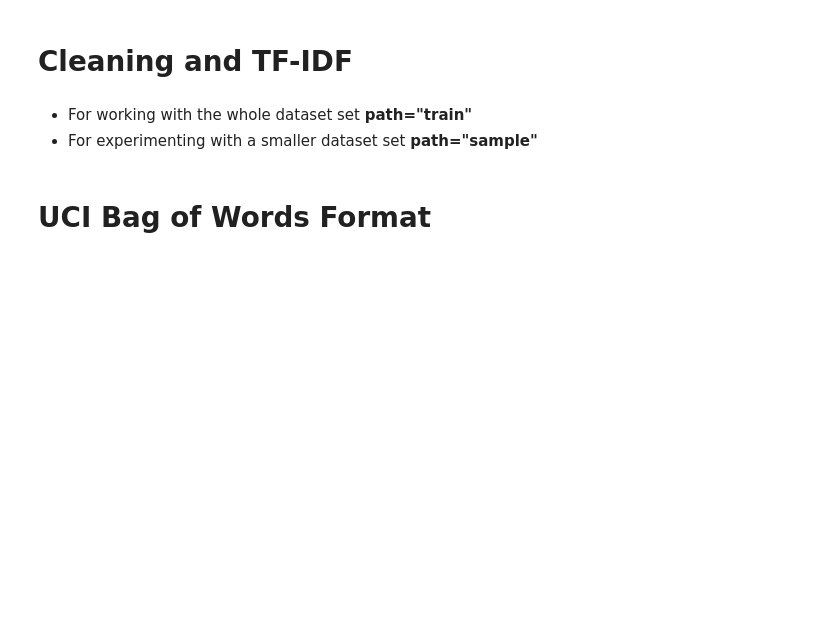
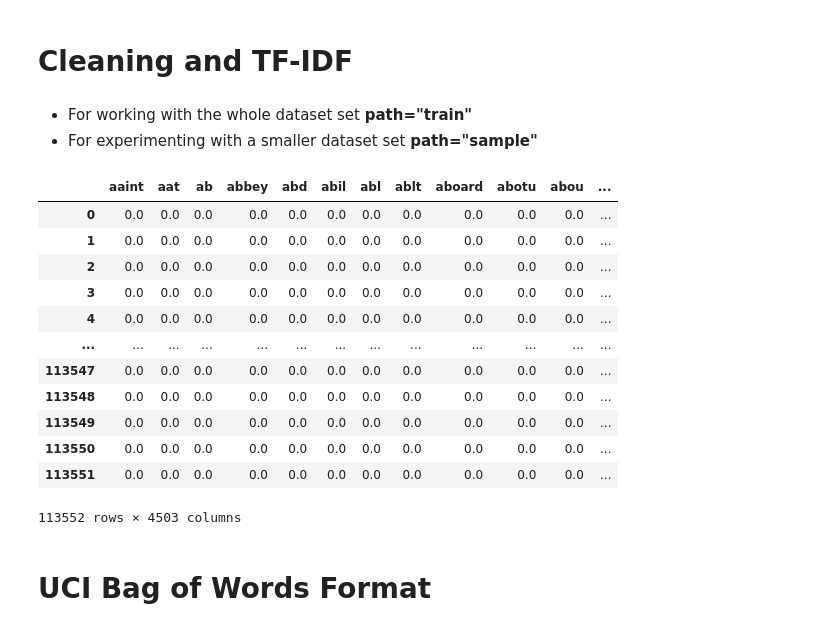
Before and after one commit to shoaib6174/MultiWOZ-Clustering, a Jupyter notebook: Multi_WOZ_Clustering .ipynb, the cells around one changed output. Drawn from its saved outputs; the diff is of its cells as text; code cells hidden in the pictures; blank space fills up the shorter version.

```diff
--- a/Multi_WOZ_Clustering .ipynb
+++ b/Multi_WOZ_Clustering .ipynb
@@ -128,7 +128,8 @@ def get_tfidf(path):
     Description: Returns dataframe of all the files of specified folder in tf-idf format.
     """
     utterances = extract_texts(path)
-
+    ut = pd.DataFrame(utterances)
+    ut.to_csv("utterances.csv")
     # clean the utterances
     cleaned_texts = []
     for utterance in utterances:
@@ -151,3 +152,19 @@ df_test = get_tfidf("MultiWOZ-Clustering/test")
+# %%
+df
+# %% [output]
+|  | aaint | aat | ab | abbey | abd | abil | abl | ablt | aboard | abotu | abou | ... |
+| 0 | 0.0 | 0.0 | 0.0 | 0.0 | 0.0 | 0.0 | 0.0 | 0.0 | 0.0 | 0.0 | 0.0 | ... |
+| 1 | 0.0 | 0.0 | 0.0 | 0.0 | 0.0 | 0.0 | 0.0 | 0.0 | 0.0 | 0.0 | 0.0 | ... |
+| 2 | 0.0 | 0.0 | 0.0 | 0.0 | 0.0 | 0.0 | 0.0 | 0.0 | 0.0 | 0.0 | 0.0 | ... |
+| 3 | 0.0 | 0.0 | 0.0 | 0.0 | 0.0 | 0.0 | 0.0 | 0.0 | 0.0 | 0.0 | 0.0 | ... |
+| 4 | 0.0 | 0.0 | 0.0 | 0.0 | 0.0 | 0.0 | 0.0 | 0.0 | 0.0 | 0.0 | 0.0 | ... |
+| ... | ... | ... | ... | ... | ... | ... | ... | ... | ... | ... | ... | ... |
+| 113547 | 0.0 | 0.0 | 0.0 | 0.0 | 0.0 | 0.0 | 0.0 | 0.0 | 0.0 | 0.0 | 0.0 | ... |
+| 113548 | 0.0 | 0.0 | 0.0 | 0.0 | 0.0 | 0.0 | 0.0 | 0.0 | 0.0 | 0.0 | 0.0 | ... |
+| 113549 | 0.0 | 0.0 | 0.0 | 0.0 | 0.0 | 0.0 | 0.0 | 0.0 | 0.0 | 0.0 | 0.0 | ... |
+| 113550 | 0.0 | 0.0 | 0.0 | 0.0 | 0.0 | 0.0 | 0.0 | 0.0 | 0.0 | 0.0 | 0.0 | ... |
+| 113551 | 0.0 | 0.0 | 0.0 | 0.0 | 0.0 | 0.0 | 0.0 | 0.0 | 0.0 | 0.0 | 0.0 | ... |
+113552 rows × 4503 columns
 # %% [markdown]
 # UCI Bag of Words Format
 # %%
```
Also changed, not shown: parts of 11 cells of this notebook.
